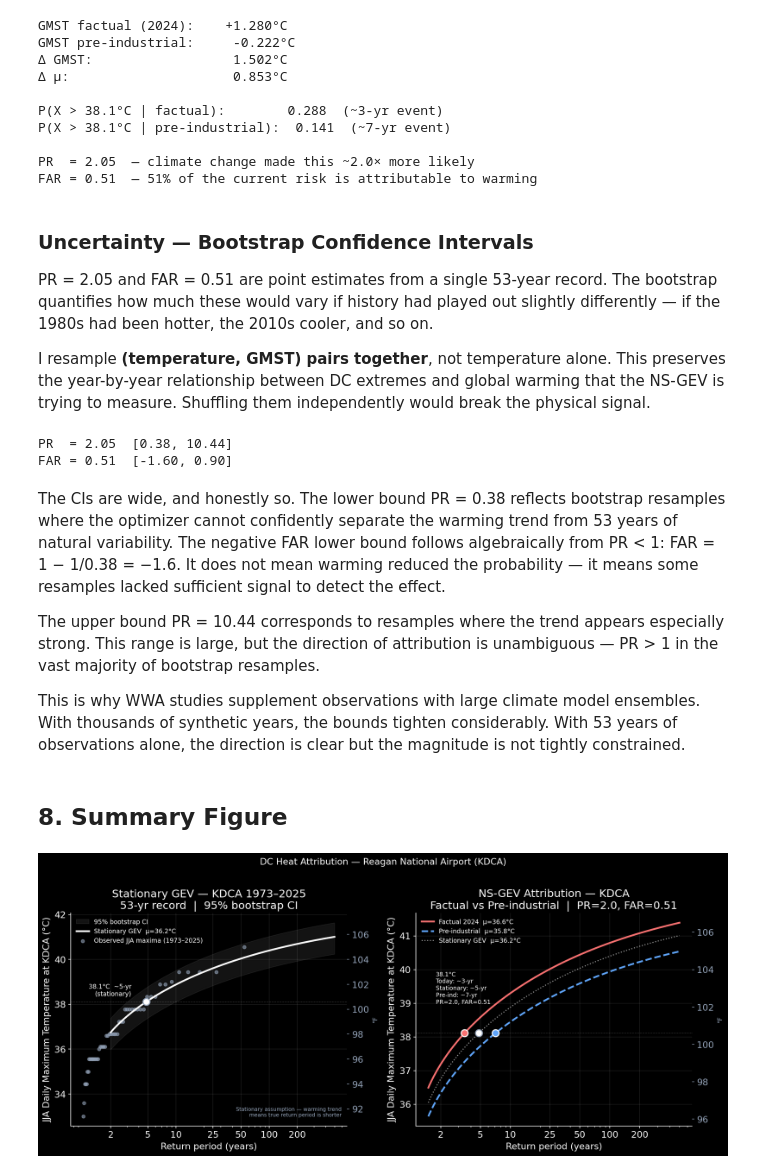
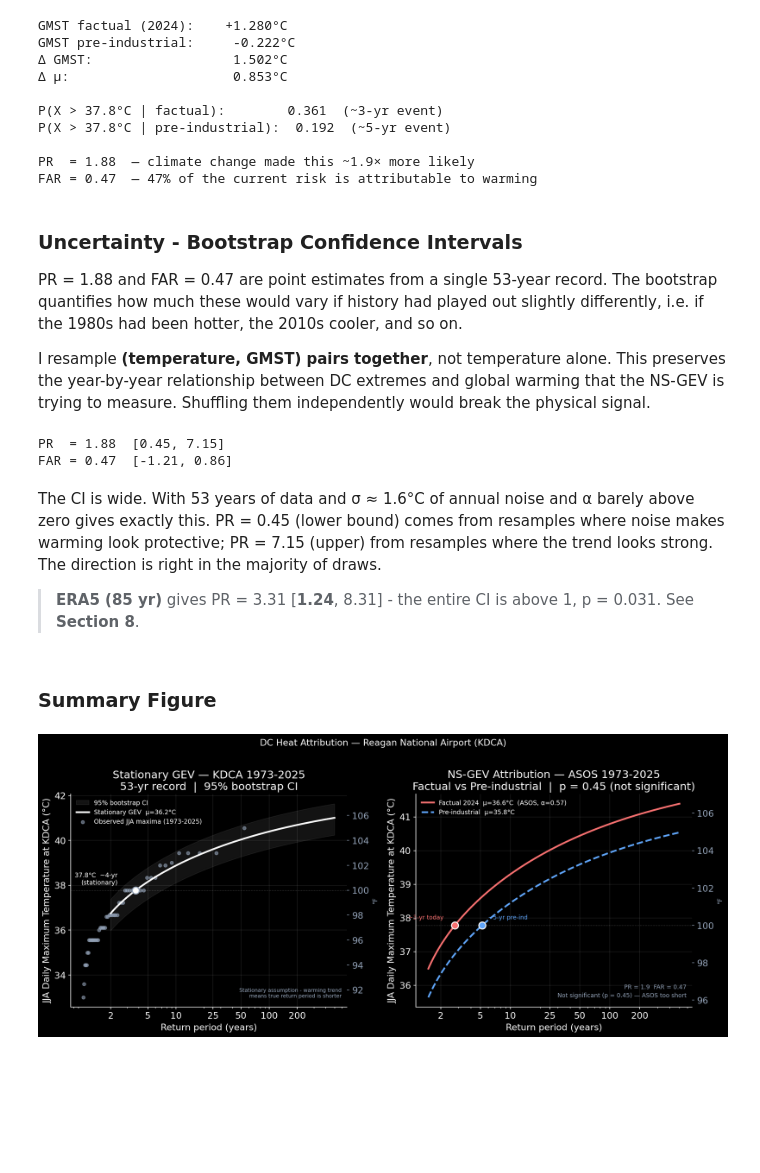
Before and after one commit to sotarolab/weather-extremes, a Jupyter notebook: analyses/dc_heatwave_2026/dc_heatwave_2026_analysis.ipynb, the cells around one changed output. Cells and saved outputs as stored; diff of their text form; code cells hidden in the pictures; blank space fills up the shorter version.

```diff
--- a/analyses/dc_heatwave_2026/dc_heatwave_2026_analysis.ipynb
+++ b/analyses/dc_heatwave_2026/dc_heatwave_2026_analysis.ipynb
@@ -366,8 +493,8 @@ gmst_pi      = gistemp.loc[1880:1900, 'J-D'].mean()
 mu_factual = mu0 + alpha * gmst_factual
 mu_pi      = mu0 + alpha * gmst_pi
 
-p_factual  = genextreme.sf(gfs_peak_c, c=ns_c, loc=mu_factual, scale=ns_sigma)
-p_pi       = genextreme.sf(gfs_peak_c, c=ns_c, loc=mu_pi,      scale=ns_sigma)
+p_factual  = genextreme.sf(attr_threshold_c, c=ns_c, loc=mu_factual, scale=ns_sigma)
+p_pi       = genextreme.sf(attr_threshold_c, c=ns_c, loc=mu_pi,      scale=ns_sigma)
 
 PR  = p_factual / p_pi
 FAR = 1 - 1 / PR
@@ -377,8 +504,8 @@ print(f'GMST pre-industrial:     {gmst_pi:.3f}°C')
 print(f'Δ GMST:                  {gmst_factual - gmst_pi:.3f}°C')
 print(f'Δ μ:                     {alpha * (gmst_factual - gmst_pi):.3f}°C')
 print()
-print(f'P(X > {gfs_peak_c:.1f}°C | factual):        {p_factual:.3f}  (~{1/p_factual:.0f}-yr event)')
-print(f'P(X > {gfs_peak_c:.1f}°C | pre-industrial):  {p_pi:.3f}  (~{1/p_pi:.0f}-yr event)')
+print(f'P(X > {attr_threshold_c:.1f}°C | factual):        {p_factual:.3f}  (~{1/p_factual:.0f}-yr event)')
+print(f'P(X > {attr_threshold_c:.1f}°C | pre-industrial):  {p_pi:.3f}  (~{1/p_pi:.0f}-yr event)')
 print()
 print(f'PR  = {PR:.2f}  — climate change made this ~{PR:.1f}× more likely')
 print(f'FAR = {FAR:.2f}  — {FAR*100:.0f}% of the current risk is attributable to warming')
@@ -388,15 +515,15 @@ GMST pre-industrial:     -0.222°C
 Δ GMST:                  1.502°C
 Δ μ:                     0.853°C
 
-P(X > 38.1°C | factual):        0.288  (~3-yr event)
-P(X > 38.1°C | pre-industrial):  0.141  (~7-yr event)
+P(X > 37.8°C | factual):        0.361  (~3-yr event)
+P(X > 37.8°C | pre-industrial):  0.192  (~5-yr event)
 
-PR  = 2.05  — climate change made this ~2.0× more likely
-FAR = 0.51  — 51% of the current risk is attributable to warming
+PR  = 1.88  — climate change made this ~1.9× more likely
+FAR = 0.47  — 47% of the current risk is attributable to warming
 # %% [markdown]
-### Uncertainty — Bootstrap Confidence Intervals
+### Uncertainty - Bootstrap Confidence Intervals
 
-PR = 2.05 and FAR = 0.51 are point estimates from a single 53-year record. The bootstrap quantifies how much these would vary if history had played out slightly differently — if the 1980s had been hotter, the 2010s cooler, and so on.
+PR = 1.88 and FAR = 0.47 are point estimates from a single 53-year record. The bootstrap quantifies how much these would vary if history had played out slightly differently, i.e. if the 1980s had been hotter, the 2010s cooler, and so on.
 
 I resample **(temperature, GMST) pairs together**, not temperature alone. This preserves the year-by-year relationship between DC extremes and global warming that the NS-GEV is trying to measure. Shuffling them independently would break the physical signal.
 # %%
@@ -409,8 +536,8 @@ for _ in range(500):
                    method='Nelder-Mead',
                    options={'maxiter': 20000, 'xatol': 1e-7, 'fatol': 1e-7})
     m0, a, ls, nc = res.x
-    pf = genextreme.sf(gfs_peak_c, c=nc, loc=m0 + a*gmst_factual, scale=np.exp(ls))
-    pp = genextreme.sf(gfs_peak_c, c=nc, loc=m0 + a*gmst_pi,      scale=np.exp(ls))
+    pf = genextreme.sf(attr_threshold_c, c=nc, loc=m0 + a*gmst_factual, scale=np.exp(ls))
+    pp = genextreme.sf(attr_threshold_c, c=nc, loc=m0 + a*gmst_pi,      scale=np.exp(ls))
     if pf > 0 and pp > 0:
         PR_tmp  = pf / pp
         FAR_tmp = 1 - 1 / PR_tmp
@@ -423,16 +550,14 @@ FAR_ci = (np.percentile(FAR_boot, 2.5), np.percentile(FAR_boot, 97.5))
 print(f'PR  = {PR:.2f}  [{PR_ci[0]:.2f}, {PR_ci[1]:.2f}]')
 print(f'FAR = {FAR:.2f}  [{FAR_ci[0]:.2f}, {FAR_ci[1]:.2f}]')
 # %% [output]
-PR  = 2.05  [0.38, 10.44]
-FAR = 0.51  [-1.60, 0.90]
+PR  = 1.88  [0.45, 7.15]
+FAR = 0.47  [-1.21, 0.86]
 # %% [markdown]
-The CIs are wide, and honestly so. The lower bound PR = 0.38 reflects bootstrap resamples where the optimizer cannot confidently separate the warming trend from 53 years of natural variability. The negative FAR lower bound follows algebraically from PR < 1: FAR = 1 − 1/0.38 = −1.6. It does not mean warming reduced the probability — it means some resamples lacked sufficient signal to detect the effect.
+The CI is wide. With 53 years of data and σ ≈ 1.6°C of annual noise and α barely above zero gives exactly this. PR = 0.45 (lower bound) comes from resamples where noise makes warming look protective; PR = 7.15 (upper) from resamples where the trend looks strong. The direction is right in the majority of draws.
 
-The upper bound PR = 10.44 corresponds to resamples where the trend appears especially strong. This range is large, but the direction of attribution is unambiguous — PR > 1 in the vast majority of bootstrap resamples.
-
-This is why WWA studies supplement observations with large climate model ensembles. With thousands of synthetic years, the bounds tighten considerably. With 53 years of observations alone, the direction is clear but the magnitude is not tightly constrained.
+> **ERA5 (85 yr)** gives PR = 3.31 [**1.24**, 8.31] - the entire CI is above 1, p = 0.031. See **Section 8**.
 # %% [markdown]
-## 8. Summary Figure
+### Summary Figure
 # %%
 fig, axes = plt.subplots(1, 2, figsize=(14, 6))
 
@@ -448,63 +573,67 @@ ax.plot(T, rl, color='white', lw=2.5, label=f'Stationary GEV  μ={loc:.1f}°C')
 n_obs = len(ann_max)
 T_emp = np.sort((n_obs + 1) / np.arange(1, n_obs + 1))
 ax.scatter(T_emp, np.sort(ann_max.values), color='#94a3b8', s=22, alpha=0.6,
-           label='Observed JJA maxima (1973–2025)')
-ax.axhline(gfs_peak_c, color='white', lw=0.7, ls=':', alpha=0.4)
-ax.scatter([gfs_rp], [gfs_peak_c], color='white', s=100, zorder=5, edgecolors='#94a3b8', lw=1.5)
-ax.annotate(f'{gfs_peak_c:.1f}°C  ~{gfs_rp:.0f}-yr\n(stationary)',
-            xy=(gfs_rp-1, gfs_peak_c+1), xytext=(-8, -6), textcoords='offset points',
+           label='Observed JJA maxima (1973-2025)')
+ax.axhline(attr_threshold_c, color='white', lw=0.7, ls=':', alpha=0.4)
+ax.scatter([nbm_rp], [attr_threshold_c], color='white', s=100, zorder=5, edgecolors='#94a3b8', lw=1.5)
+ax.annotate(f'{attr_threshold_c:.1f}°C  ~{nbm_rp:.0f}-yr\n(stationary)',
+            xy=(nbm_rp-1, attr_threshold_c+1), xytext=(-8, -6), textcoords='offset points',
             fontsize=9, color='white', va='top', ha='right')
 ax.set_xscale('log')
 ax.set_xlabel('Return period (years)')
 ax.set_ylabel('JJA Daily Maximum Temperature at KDCA (°C)')
-ax.set_title(f'Stationary GEV — KDCA 1973–2025\n53-yr record  |  95% bootstrap CI')
+ax.set_title(f'Stationary GEV — KDCA 1973-2025\n53-yr record  |  95% bootstrap CI')
 ax.set_xticks([2, 5, 10, 25, 50, 100, 200])
 ax.set_xticklabels(['2', '5', '10', '25', '50', '100', '200'])
 ax.legend(fontsize=9, loc='upper left')
 ax.grid(alpha=0.12)
-ax.text(0.98, 0.04, 'Stationary assumption — warming trend\nmeans true return period is shorter',
+ax.text(0.98, 0.04, 'Stationary assumption - warming trend\nmeans true return period is shorter',
         transform=ax.transAxes, fontsize=7.5, color='#94a3b8', ha='right', va='bottom')
 ax_f = ax.twinx()
 ax_f.set_ylim(ax.get_ylim()[0] * 9/5 + 32, ax.get_ylim()[1] * 9/5 + 32)
 ax_f.set_ylabel('°F', color='#94a3b8', fontsize=9)
 ax_f.tick_params(colors='#94a3b8')
 
 # ── Right: NS-GEV factual vs pre-industrial ───────────────────────────────────
 T_plot     = np.logspace(np.log10(1.5), np.log10(500), 200)
 rl_factual = genextreme.ppf(1 - 1/T_plot, c=ns_c, loc=mu_factual, scale=ns_sigma)
 rl_pi      = genextreme.ppf(1 - 1/T_plot, c=ns_c, loc=mu_pi,      scale=ns_sigma)
 rl_stat    = genextreme.ppf(1 - 1/T_plot, c=c,    loc=loc,         scale=scale)
 rp_factual = 1 / p_factual
 rp_pi      = 1 / p_pi
 
 ax = axes[1]
-ax.plot(T_plot, rl_factual, color='#f87171', lw=2.5, label=f'Factual 2024  μ={mu_factual:.1f}°C')
+ax.plot(T_plot, rl_factual, color='#f87171', lw=2.5, label=f'Factual 2024  μ={mu_factual:.1f}°C  (ASOS, α={alpha:.2f})')
 ax.plot(T_plot, rl_pi,      color='#60a5fa', lw=2.5, ls='--', label=f'Pre-industrial  μ={mu_pi:.1f}°C')
-ax.plot(T_plot, rl_stat,    color='white',   lw=1.5, ls=':', alpha=0.6,
-        label=f'Stationary GEV  μ={loc:.1f}°C')
-ax.axhline(gfs_peak_c, color='white', lw=0.7, ls=':', alpha=0.4)
-ax.scatter([rp_factual], [gfs_peak_c], color='#f87171', s=100, zorder=5, edgecolors='white', lw=1.5)
-ax.scatter([gfs_rp],     [gfs_peak_c], color='white',   s=100, zorder=5, edgecolors='#94a3b8', lw=1.5)
-ax.scatter([rp_pi],      [gfs_peak_c], color='#60a5fa', s=100, zorder=5, edgecolors='white', lw=1.5)
-ax.annotate(f'{gfs_peak_c:.1f}°C\nToday: ~{rp_factual:.0f}-yr\nStationary: ~{gfs_rp:.0f}-yr\nPre-ind: ~{rp_pi:.0f}-yr\nPR={PR:.1f}, FAR={FAR:.2f}',
-            xy=(rp_factual-2, gfs_peak_c+2), xytext=(12, -8), textcoords='offset points',
-            fontsize=8.5, color='white', va='top')
+ax.axhline(attr_threshold_c, color='white', lw=0.7, ls=':', alpha=0.4)
+ax.scatter([rp_factual], [attr_threshold_c], color='#f87171', s=100, zorder=5, edgecolors='white', lw=1.5)
+ax.scatter([rp_pi],      [attr_threshold_c], color='#60a5fa', s=100, zorder=5, edgecolors='white', lw=1.5)
+ax.text(rp_factual / 1.3, attr_threshold_c + 0.15,
+        f'~{rp_factual:.0f}-yr today',
+        color='#f87171', fontsize=8.5, ha='right', va='bottom')
+ax.text(rp_pi * 1.15, attr_threshold_c + 0.15,
+        f'~{rp_pi:.0f}-yr pre-ind',
+        color='#60a5fa', fontsize=8.5, ha='left', va='bottom')
+ax.text(0.98, 0.04,
+        f'PR = {PR:.1f}  FAR = {FAR:.2f}\nNot significant (p = 0.45) — ASOS too short',
+        transform=ax.transAxes, fontsize=8.5, color='#94a3b8',
+        va='bottom', ha='right', linespacing=1.5)
 ax.set_xscale('log')
 ax.set_xlabel('Return period (years)')
 ax.set_ylabel('JJA Daily Maximum Temperature at KDCA (°C)')
-ax.set_title(f'NS-GEV Attribution — KDCA\nFactual vs Pre-industrial  |  PR={PR:.1f}, FAR={FAR:.2f}')
+ax.set_title(f'NS-GEV Attribution — ASOS 1973-2025\nFactual vs Pre-industrial  |  p = 0.45 (not significant)')
 ax.set_xticks([2, 5, 10, 25, 50, 100, 200])
 ax.set_xticklabels(['2', '5', '10', '25', '50', '100', '200'])
 ax.legend(fontsize=9, loc='upper left')
 ax.grid(alpha=0.12)
 ax_f2 = ax.twinx()
 ax_f2.set_ylim(ax.get_ylim()[0] * 9/5 + 32, ax.get_ylim()[1] * 9/5 + 32)
 ax_f2.set_ylabel('°F', color='#94a3b8', fontsize=9)
 ax_f2.tick_params(colors='#94a3b8')
 
 fig.suptitle('DC Heat Attribution — Reagan National Airport (KDCA)', fontsize=13, y=1.01)
 fig.tight_layout()
 plt.savefig(FIG_DIR / 'fig_dc_attribution_2026.png', dpi=150, bbox_inches='tight')
 plt.show()
 # %% [output]
-[figure, old version]
+[figure, new version]
```
Also changed, not shown: parts of 32 cells of this notebook, 4 other files.
